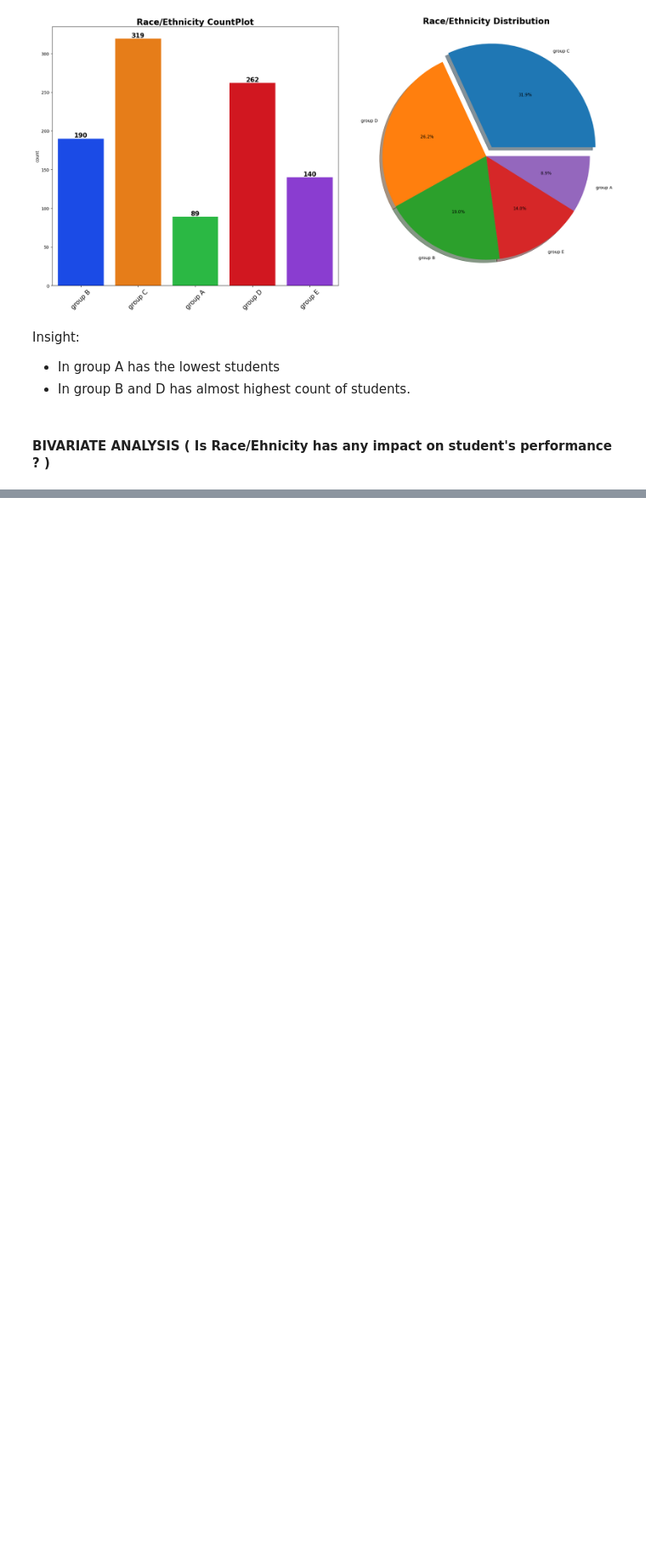
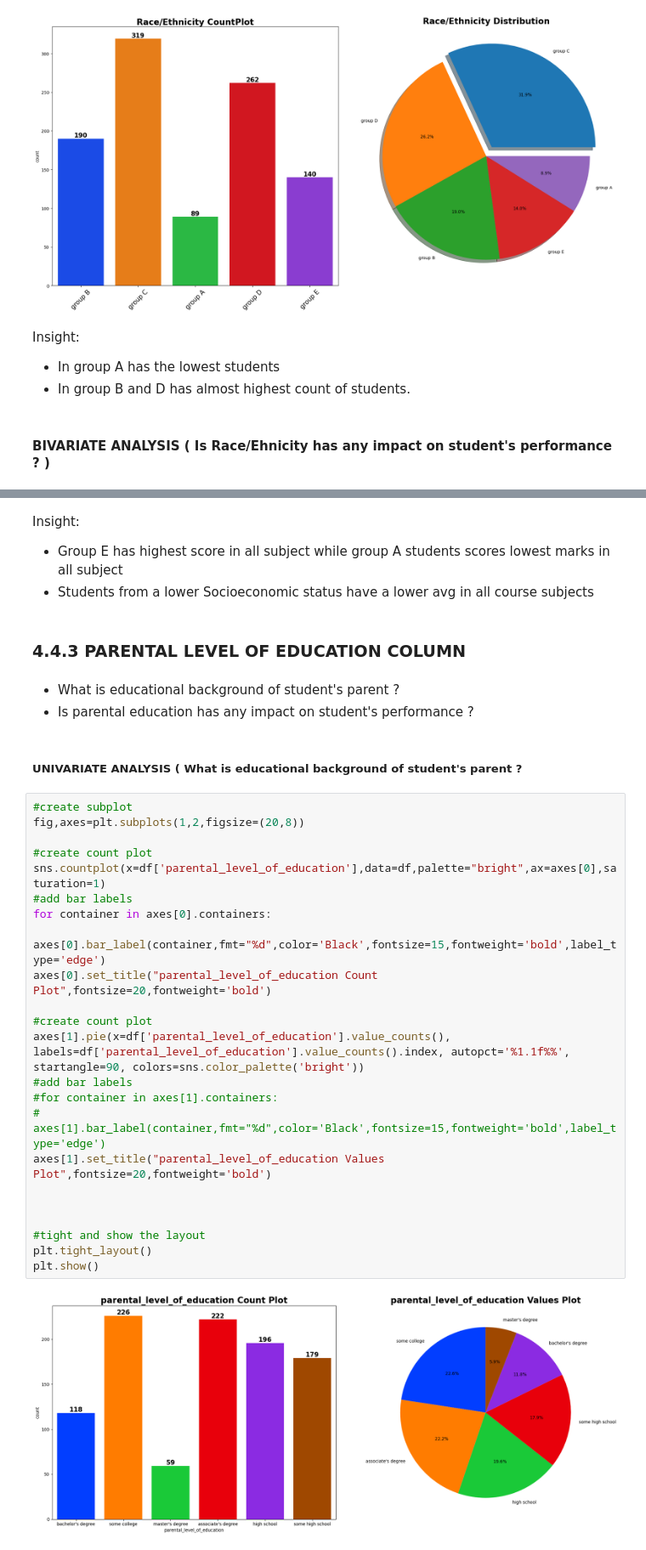
Before and after one commit to RahulHattaragi96/ML_Project_1, a Jupyter notebook: notebook/EDA STUDENT PERFORMANCE.ipynb, the cells around one changed output, grey strips where cells are left out. Shown at 85% size. Drawn from its saved outputs; the diff is of its cells as text; blank space fills up the shorter version.

```diff
--- a/notebook/EDA STUDENT PERFORMANCE.ipynb
+++ b/notebook/EDA STUDENT PERFORMANCE.ipynb
@@ -586,0 +622,36 @@ group_race_ethnicity.head(2)
+# %% [markdown]
+Insight:
+* Group E has highest score in all subject while group A students scores lowest marks in all subject
+* Students from a lower Socioeconomic status have a lower avg in all course subjects
+# %% [markdown]
+### 4.4.3 PARENTAL LEVEL OF EDUCATION COLUMN
+# %% [markdown]
+* What is educational background of student's parent ?
+* Is parental education has any impact on student's performance ?
+# %% [markdown]
+##### UNIVARIATE ANALYSIS ( What is educational background of student's parent ?
+# %%
+#create subplot
+fig,axes=plt.subplots(1,2,figsize=(20,8))
+
+#create count plot
+sns.countplot(x=df['parental_level_of_education'],data=df,palette="bright",ax=axes[0],saturation=1)
+#add bar labels
+for container in axes[0].containers:
+    axes[0].bar_label(container,fmt="%d",color='Black',fontsize=15,fontweight='bold',label_type='edge')
+axes[0].set_title("parental_level_of_education Count Plot",fontsize=20,fontweight='bold')
+
+#create count plot
+axes[1].pie(x=df['parental_level_of_education'].value_counts(), labels=df['parental_level_of_education'].value_counts().index, autopct='%1.1f%%', startangle=90, colors=sns.color_palette('bright'))
+#add bar labels
+#for container in axes[1].containers:
+#    axes[1].bar_label(container,fmt="%d",color='Black',fontsize=15,fontweight='bold',label_type='edge')
+axes[1].set_title("parental_level_of_education Values Plot",fontsize=20,fontweight='bold')
+
+
+
+#tight and show the layout
+plt.tight_layout()
+plt.show()
+# %% [output]
+[figure, added]
```
Also changed, not shown: parts of 30 cells of this notebook.
